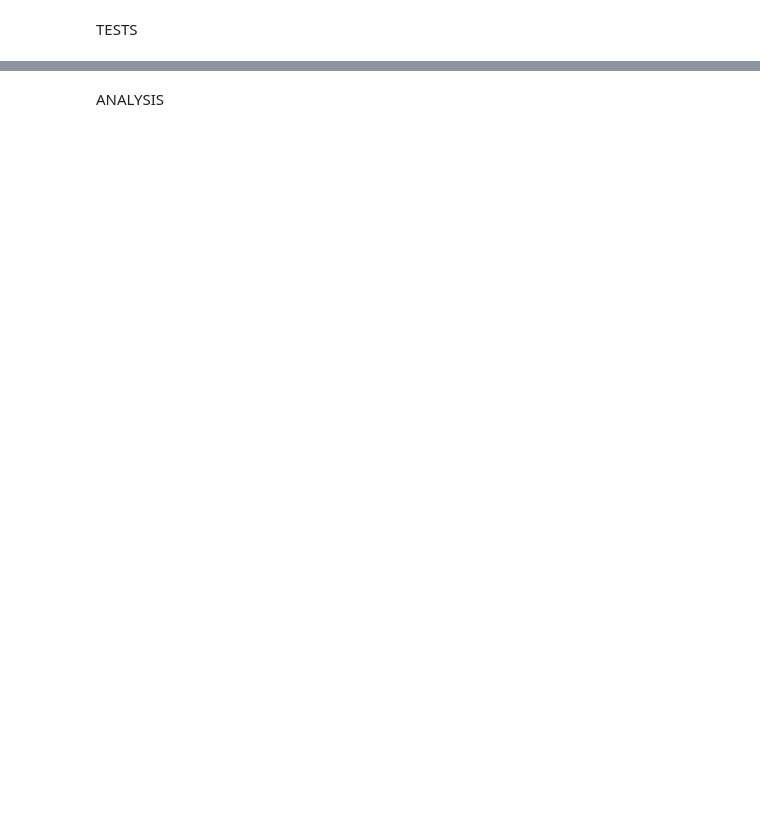
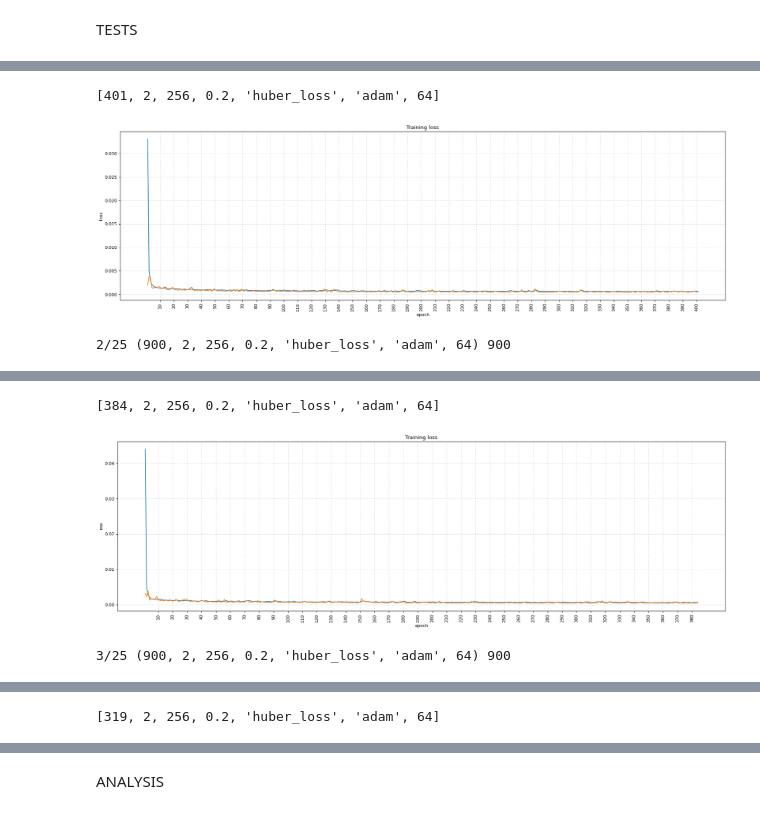
Before and after one commit to Alberu/ES327-Individual-Project, a Jupyter notebook: multiple-tests.ipynb, the cells around one changed output, grey strips where cells are left out. Cells and saved outputs as stored; diff of their text form; code cells hidden in the pictures; blank space fills up the shorter version.

```diff
--- a/multiple-tests.ipynb
+++ b/multiple-tests.ipynb
@@ -18,7 +18,7 @@ import random
 config = {
     # config for the neural network
     "nn": {
-        "window": 90, # this is also the window, window size or entries used to predict the future price
+        "window": 50, # this is also the window, window size or entries used to predict the future price
         "nLayers": 5, # 2
         "neurons": 64, # 256
         "nFeatures": 5,
@@ -212,26 +218,57 @@ def setupData(
 TESTS
 # %%
 import matplotlib.pyplot as plt
+from tensorflow.keras.callbacks import EarlyStopping
 # Dataset settings
-windows = [90] #[10, 30, 50, 70, 90]
-tickers =  "AMZN".split(",") #"TSLA,AMZN,AAPL,NVDA,AMD".split(",")
-lookaheads = [2, 7]
+windows = [20] #[10, 30, 50, 70, 90]
+tickers =  "TSLA,AMZN,AAPL,NVDA,AMD".split(",") #"TSLA,AMZN,AAPL,NVDA,AMD".split(",")
+lookaheads = [2] # 1, 4, 7, 10, 14
 validations = [0.1]
 tests = [0.1]
 scaled = [True]
 
 # Comparison options
-epochs = [100, 300, 500] # [10, 50, 100, 200, 400]
-layers = [2, 4, 7] # [2, 3, 4, 5]
-num_neurons = [4, 16, 32] # [16, 32, 64, 256]
-dropouts = [0.2, 0.3] # [0.2, 0.3, 0.4] # 0.2 to 0.5 the higher the more the network will underfit
-loss_functions = ['huber_loss'] # 'huber_loss', 'mse', 'mae', 'huber', 'log_cosh', 'mean_squared_logarithmic_error'
-optimizers = ['adam'] # ['rmsprop', 'adam'] 'rmsprop', 'adam', 'adagrad', 'nadam', 'adadelta'
-batch_size = [64]
+# epochs = [100, 300, 500] # [10, 50, 100, 200, 400]
+# layers = [2, 4, 7] # [2, 3, 4, 5]
+# num_neurons = [4, 16, 32] # [16, 32, 64, 256]
+# dropouts = [0.2, 0.3] # [0.2, 0.3, 0.4] # 0.2 to 0.5 the higher the more the network will underfit
+# loss_functions = ['huber_loss'] # 'huber_loss', 'mse', 'mae', 'huber', 'log_cosh', 'mean_squared_logarithmic_error'
+# optimizers = ['adam'] # ['rmsprop', 'adam'] 'rmsprop', 'adam', 'adagrad', 'nadam', 'adadelta'
+# batch_size = [64]
+# setup the early stopping parameters
+ES = EarlyStopping(monitor='val_loss', patience= 50)
 # Simpler comparative options
-network_combinations = [(300, 2, 16, 0.2, 'huber_loss', 'adam', 64),
-                        (300, 2, 16, 0.2, 'huber_loss', 'adam', 64),
+network_combinations = [(900, 2, 256, 0.2, 'huber_loss', 'adam', 64),
+                        (900, 2, 256, 0.2, 'huber_loss', 'adam', 64),
+                        (900, 2, 256, 0.2, 'huber_loss', 'adam', 64),
+                        (900, 2, 256, 0.2, 'huber_loss', 'adam', 64),
+                        (900, 2, 256, 0.2, 'huber_loss', 'adam', 64),
                         ]
+# network_combinations = [(900, 2, 16, 0.2, 'huber_loss', 'adam', 64),
+#                         (900, 2, 32, 0.2, 'huber_loss', 'adam', 64),
+#                         (900, 2, 64, 0.2, 'huber_loss', 'adam', 64),
+#                         (900, 2, 128, 0.2, 'huber_loss', 'adam', 64),
+#                         (900, 2, 256, 0.2, 'huber_loss', 'adam', 64),
+#                         (900, 2, 512, 0.2, 'huber_loss', 'adam', 64),
+#                         (900, 3, 16, 0.2, 'huber_loss', 'adam', 64),
+#                         (900, 3, 32, 0.2, 'huber_loss', 'adam', 64),
+#                         (900, 3, 64, 0.2, 'huber_loss', 'adam', 64),
+#                         (900, 3, 128, 0.2, 'huber_loss', 'adam', 64),
+#                         (900, 3, 256, 0.2, 'huber_loss', 'adam', 64),
+#                         (900, 3, 512, 0.2, 'huber_loss', 'adam', 64),
+#                         (900, 4, 16, 0.2, 'huber_loss', 'adam', 64),
+#                         (900, 4, 32, 0.2, 'huber_loss', 'adam', 64),
+#                         (900, 4, 64, 0.2, 'huber_loss', 'adam', 64),
+#                         (900, 4, 128, 0.2, 'huber_loss', 'adam', 64),
+#                         (900, 4, 256, 0.2, 'huber_loss', 'adam', 64),
+#                         (900, 4, 512, 0.2, 'huber_loss', 'adam', 64),
+#                         (900, 5, 16, 0.2, 'huber_loss', 'adam', 64),
+#                         (900, 5, 32, 0.2, 'huber_loss', 'adam', 64),
+#                         (900, 5, 64, 0.2, 'huber_loss', 'adam', 64),
+#                         (900, 5, 128, 0.2, 'huber_loss', 'adam', 64),
+#                         (900, 5, 256, 0.2, 'huber_loss', 'adam', 64),
+#                         (900, 5, 512, 0.2, 'huber_loss', 'adam', 64),
+#                         ]
 
 import itertools
 # download all the different data
@@ -271,25 +308,31 @@ for dataset in datasets:
         # create a model (window, number_of_layers, neurons, ...)
         model = generateModel(dataset[1], opts[1], opts[2], n_features= config["nn"]["nFeatures"], dropout= opts[3], loss= opts[4], optimizer= opts[5], layerType= config["nn"]["layerType"])
         # train the model on the dataset (verbose has been set to 0)
-        history = model.fit(datasets[dataset]["xtrain"], datasets[dataset]["ytrain"], batch_size= opts[6], epochs= opts[0], validation_data=(datasets[dataset]["xval"], datasets[dataset]["yval"]), verbose=0)
+        history = model.fit(datasets[dataset]["xtrain"], datasets[dataset]["ytrain"], batch_size= opts[6], epochs= opts[0], validation_data=(datasets[dataset]["xval"], datasets[dataset]["yval"]), verbose=0, callbacks= ES)
 
         train_history = pd.DataFrame(history.history)
+        # find at what Epochs it stopped training
+        opts_list = list(opts)
+        opts_list[0] = len(train_history)
+
+        print(opts_list)
         fig = plt.figure(figsize=(25, 7), dpi=80)
-        plt.plot(range(1,opts[0]+1), train_history['loss'])
-        plt.plot(range(1,opts[0]+1), train_history['val_loss'])
+        plt.plot(range(1,opts_list[0]+1), train_history['loss'])
+        plt.plot(range(1,opts_list[0]+1), train_history['val_loss'])
         # train_history.plot(figsize=(20,7))
         plt.title('Training loss')
         plt.ylabel('loss')
         plt.xlabel('epoch')
-        plt.xticks(range(10,opts[0]+1,10), rotation='vertical')
+        plt.xticks(range(10,opts_list[0]+1,10), rotation='vertical')
         plt.grid(which="major", color='k', linestyle=':', linewidth=1, alpha = 0.2)
         plt.show()
 
         # save the model
-        nets[idx, opts] = model
+        nets[idx, tuple(opts_list)] = model
     # store all the trained networks and their dataest in a dictionary
     comb = {}
     comb["dataset"] = dataset # only save the name of the dataset used (it can be called from datasets at any point)
     comb["networks"] = nets
     # add the combination to the combinations
     combinations.append(comb)
+# %% [output]
@@ -295,0 +361,3 @@ for dataset in datasets:
+[401, 2, 256, 0.2, 'huber_loss', 'adam', 64]
+[figure, added]
+2/25 (900, 2, 256, 0.2, 'huber_loss', 'adam', 64) 900
@@ -295,0 +372,3 @@ for dataset in datasets:
+[384, 2, 256, 0.2, 'huber_loss', 'adam', 64]
+[figure, added]
+3/25 (900, 2, 256, 0.2, 'huber_loss', 'adam', 64) 900
@@ -295,0 +383 @@ for dataset in datasets:
+[319, 2, 256, 0.2, 'huber_loss', 'adam', 64]
```
Also changed, not shown: parts of 6 cells of this notebook, 5 other files.
